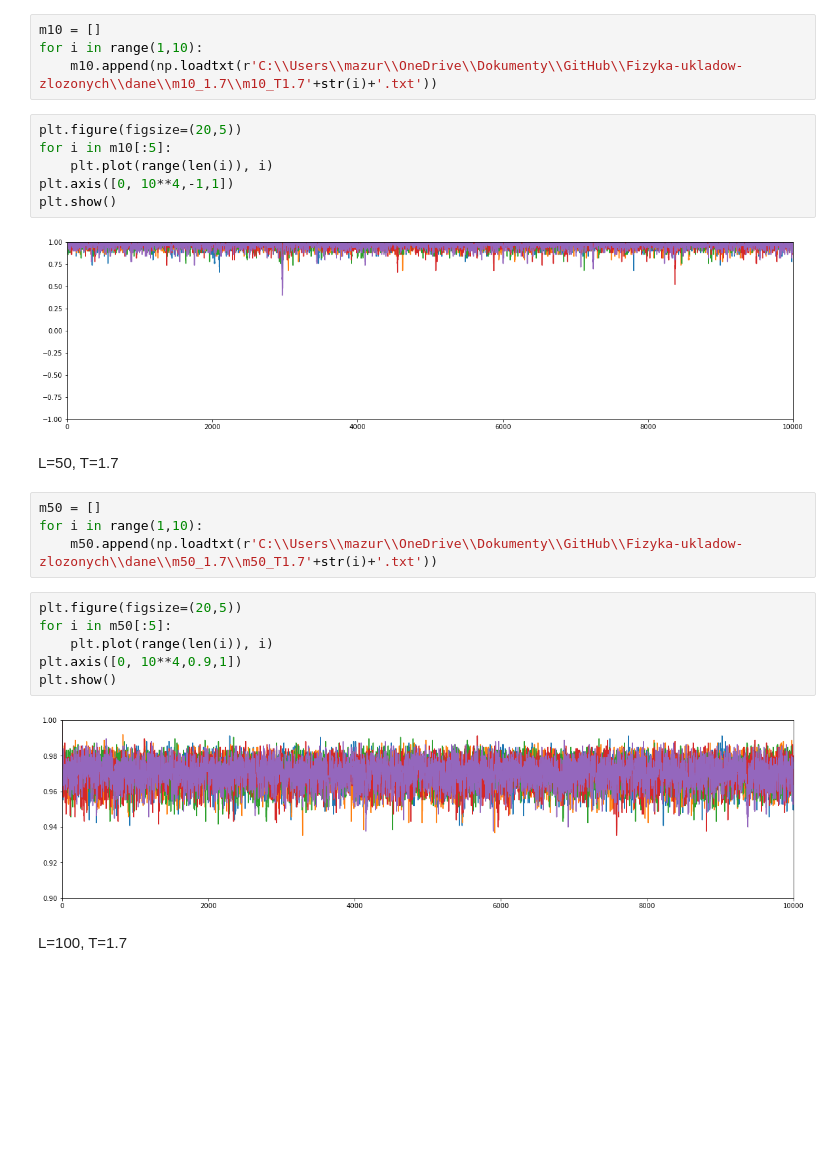
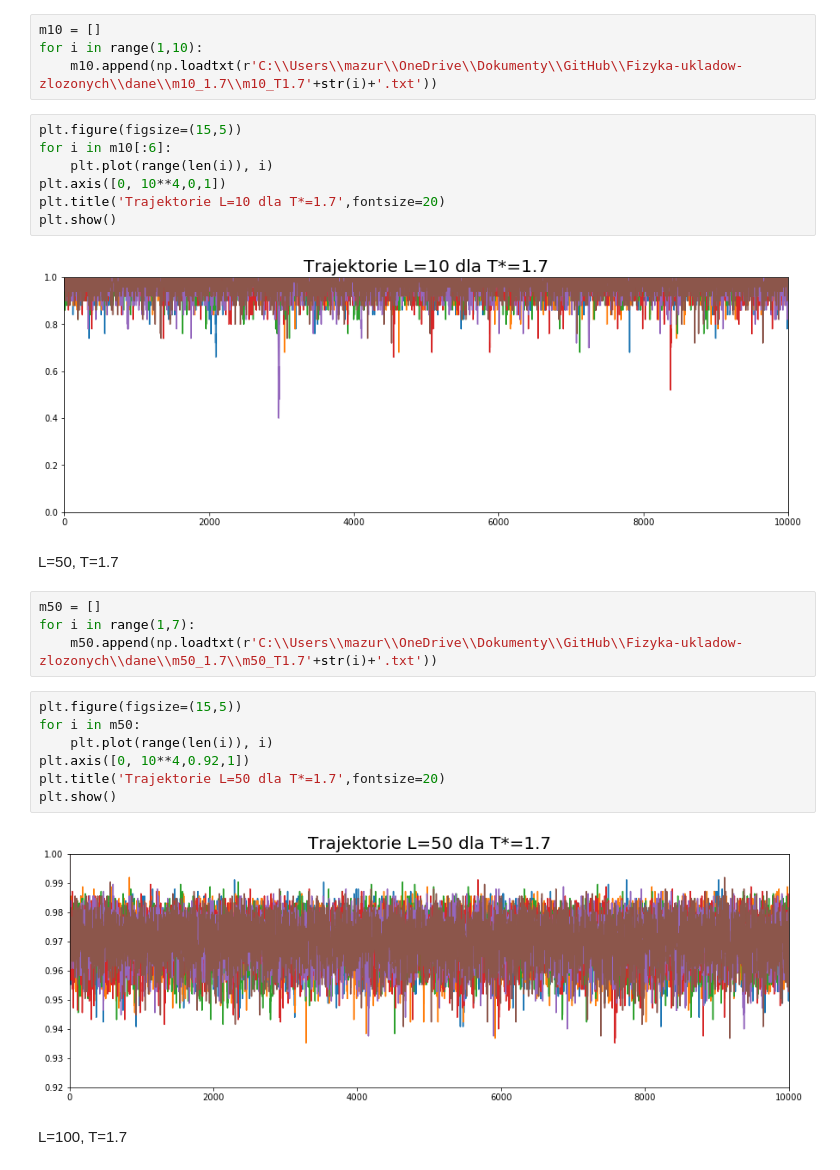
Before and after one commit to Swinkawkrawacie/Fizyka-ukladow-zlozonych, a Jupyter notebook: Generowanie_danych.ipynb, the cells around one changed output. Cells and saved outputs as stored; diff of their text form; blank space fills up the shorter version.

Commit message:
better charts

```diff
--- a/Generowanie_danych.ipynb
+++ b/Generowanie_danych.ipynb
@@ -184,27 +184,29 @@ m10 = []
 for i in range(1,10):
     m10.append(np.loadtxt(r'C:\\Users\\mazur\\OneDrive\\Dokumenty\\GitHub\\Fizyka-ukladow-zlozonych\\dane\\m10_1.7\\m10_T1.7'+str(i)+'.txt'))
 # %%
-plt.figure(figsize=(20,5))
-for i in m10[:5]:
+plt.figure(figsize=(15,5))
+for i in m10[:6]:
     plt.plot(range(len(i)), i)
-plt.axis([0, 10**4,-1,1])
+plt.axis([0, 10**4,0,1])
+plt.title('Trajektorie L=10 dla T*=1.7',fontsize=20)
 plt.show()
 # %% [output]
-[figure, old version]
+[figure, new version]
 # %% [markdown]
 L=50, T=1.7
 # %%
 m50 = []
-for i in range(1,10):
+for i in range(1,7):
     m50.append(np.loadtxt(r'C:\\Users\\mazur\\OneDrive\\Dokumenty\\GitHub\\Fizyka-ukladow-zlozonych\\dane\\m50_1.7\\m50_T1.7'+str(i)+'.txt'))
 # %%
-plt.figure(figsize=(20,5))
-for i in m50[:5]:
+plt.figure(figsize=(15,5))
+for i in m50:
     plt.plot(range(len(i)), i)
-plt.axis([0, 10**4,0.9,1])
+plt.axis([0, 10**4,0.92,1])
+plt.title('Trajektorie L=50 dla T*=1.7',fontsize=20)
 plt.show()
 # %% [output]
-[figure, old version]
+[figure, new version]
 # %% [markdown]
 L=100, T=1.7
 # %%
```
Also changed, not shown: parts of 31 cells of this notebook.
